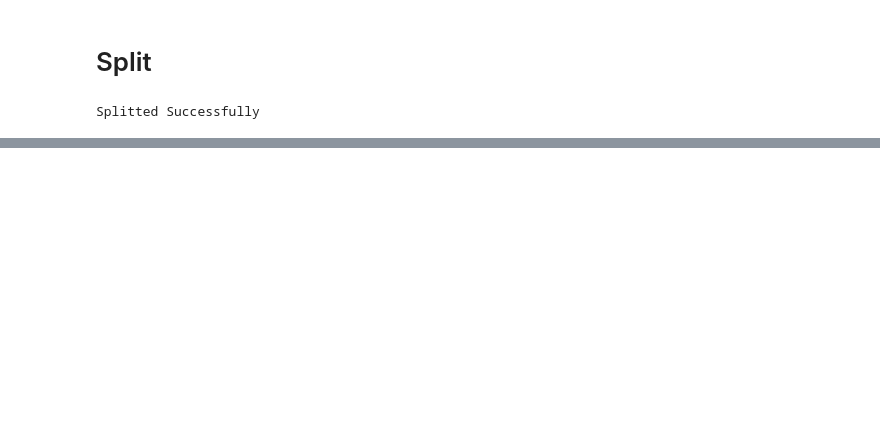
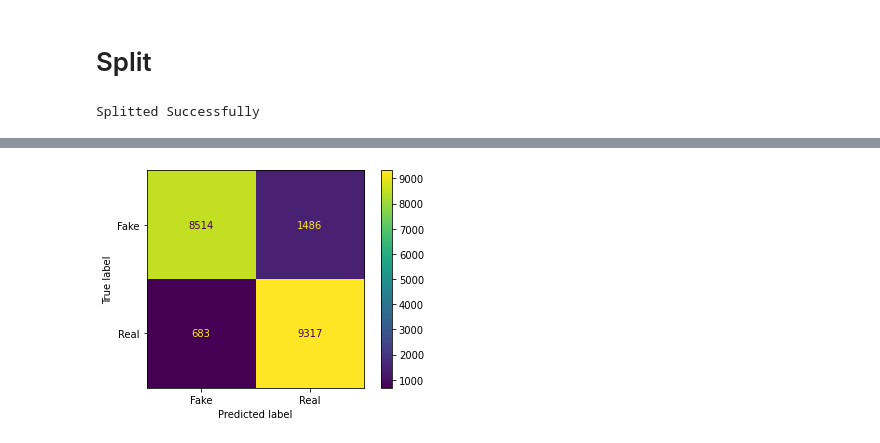
Before and after one commit to Willy030125/real_vs_fake_face_classification, a Jupyter notebook: fakefacecnn.ipynb, the cells around one changed output, grey strips where cells are left out. Saved outputs shown, nothing was run; the diff lists cells and outputs as text; code cells hidden in the pictures; blank space fills up the shorter version.

```diff
--- a/fakefacecnn.ipynb
+++ b/fakefacecnn.ipynb
@@ -348,3 +353,14 @@ AP Score: 0.7842347168468331
+# %%
+from sklearn import metrics
+
+confusion_matrix = metrics.confusion_matrix(y_test, np.round(y_pred))
+
+convMat_display = metrics.ConfusionMatrixDisplay(confusion_matrix = confusion_matrix, display_labels = ['Fake', 'Real'])
+
+convMat_display.plot()
+plt.show()
+# %% [output]
+[figure, added]
 # %%
 from sklearn.metrics import classification_report
 print(classification_report(y_test, np.round(y_pred), target_names=['fake','real']))
```
Also changed, not shown: parts of 21 cells of this notebook.
